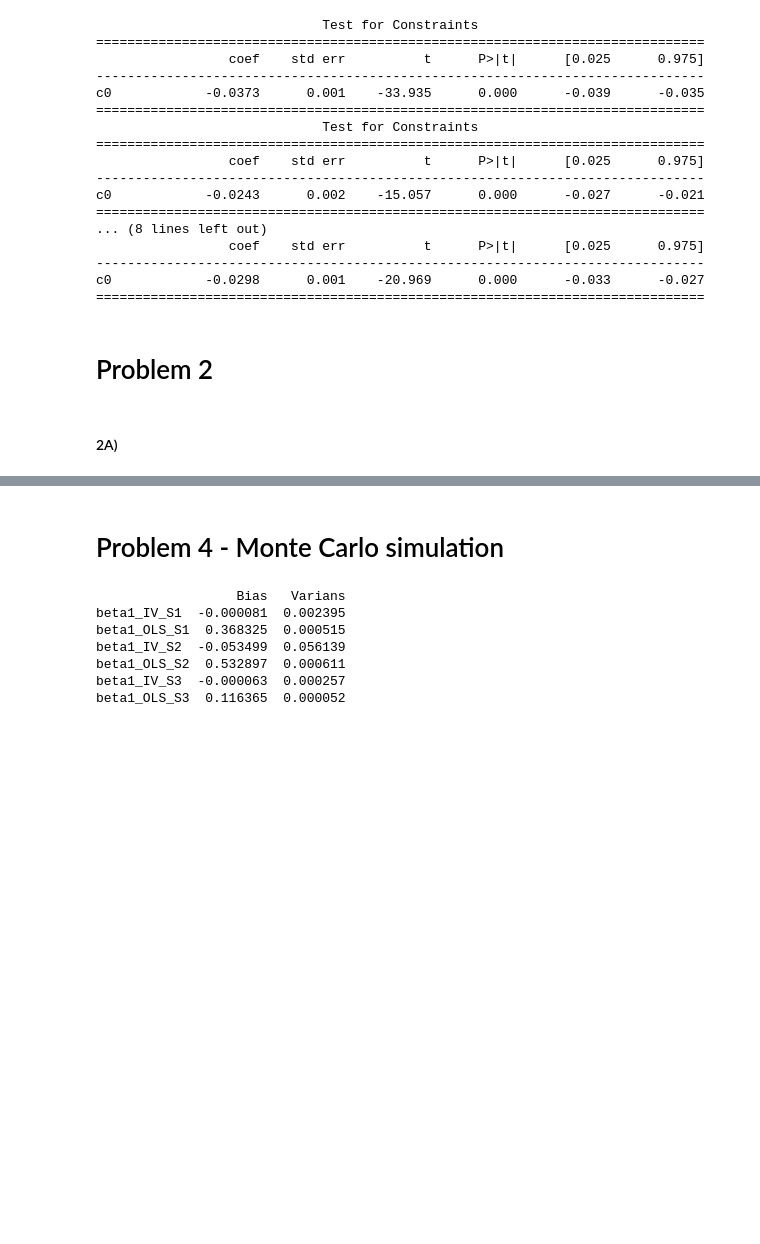
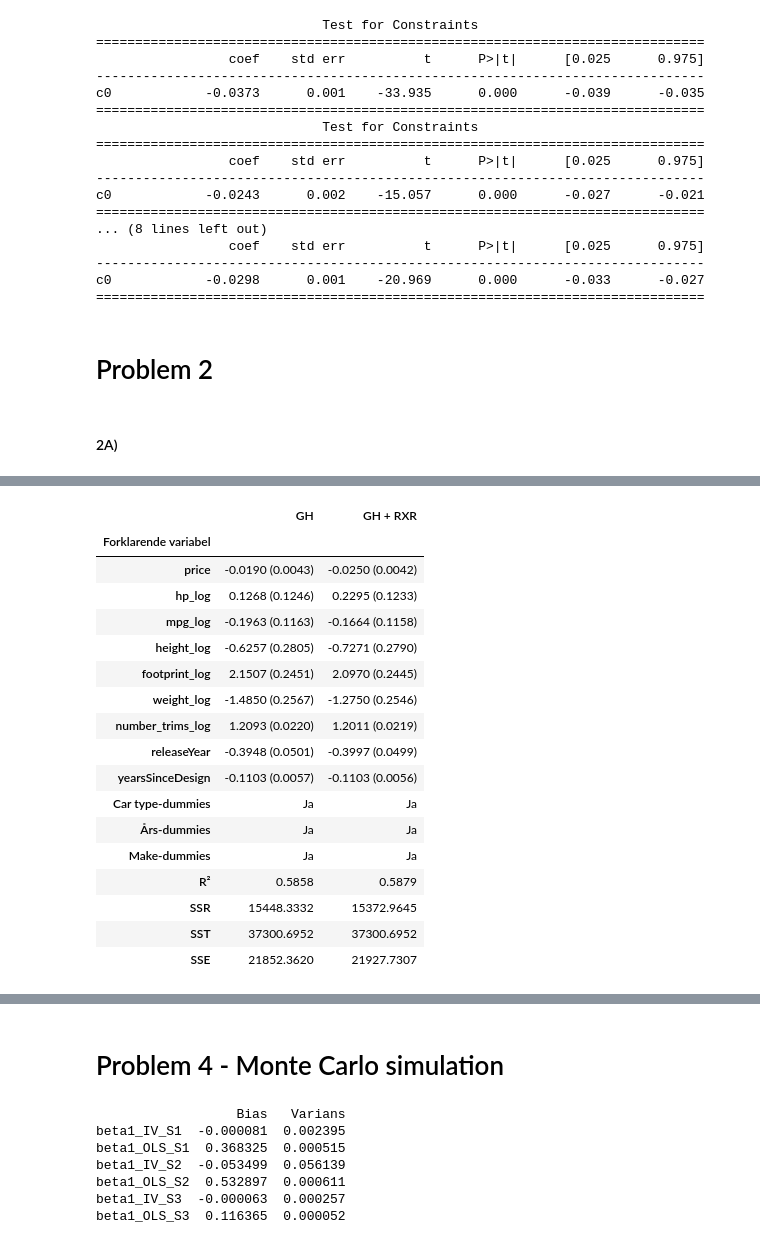
Before and after one commit to Nskoularsen/EconometricsA, a Jupyter notebook: 3_assignments/A3/Opgave/A3.ipynb, the cells around one changed output, grey strips where cells are left out. Cells and saved outputs as stored; diff of their text form; code cells hidden in the pictures; blank space fills up the shorter version.

```diff
--- a/3_assignments/A3/Opgave/A3.ipynb
+++ b/3_assignments/A3/Opgave/A3.ipynb
@@ -388,0 +625,100 @@ result5 = sm.OLS(df_within['dlogS'],df_within[X_within]).fit(cov_type='HC1')
+# %%
+# De to IV/2SLS-modeller
+models = [GH, GH_RXR]
+model_names = ['GH', 'GH + RXR']
+
+# Car type-dummies, som samles i én række
+car_type_dummies = ['sport', 'EV', 'truck', 'suv', 'van']
+
+# Almindelige forklarende variable fra modellerne
+regular_vars = [
+    var for var in GH.params.index
+    if var != 'const'
+    and var not in years
+    and var not in makes
+    and var not in car_type_dummies
+]
+
+# Sørg for, at price står først
+regular_vars = ['price'] + [
+    var for var in regular_vars if var != 'price'
+]
+
+# Formatér koefficient og standardfejl
+def format_coef(model, var):
+    if var not in model.params.index:
+        return ""
+    return f"{model.params[var]:.4f} ({model.std_errors[var]:.4f})"
+
+# Opret tabel
+table = pd.DataFrame(index=regular_vars, columns=model_names)
+
+for model, name in zip(models, model_names):
+    table[name] = [
+        format_coef(model, var)
+        for var in regular_vars
+    ]
+
+# Hent eksogene variabelnavne fra hver model
+def get_exog_names(model):
+    return list(model.model.exog.cols)
+
+# Samlet række for car type-dummies
+table.loc['Car type-dummies'] = [
+    'Ja' if any(var in get_exog_names(m)
+                for var in car_type_dummies) else 'Nej'
+    for m in models
+]
+
+# Samlet række for årsdummies
+table.loc['Års-dummies'] = [
+    'Ja' if any(var in get_exog_names(m) for var in years)
+    else 'Nej'
+    for m in models
+]
+
+# Samlet række for make-dummies
+table.loc['Make-dummies'] = [
+    'Ja' if any(var in get_exog_names(m) for var in makes)
+    else 'Nej'
+    for m in models
+]
+
+# Modelstatistikker
+y = df['dlogS']
+
+for model, name in zip(models, model_names):
+    residuals = model.resids
+    sst = ((y - y.mean())**2).sum()
+    ssr = (residuals**2).sum()
+    sse = sst - ssr
+
+    table.loc['R²', name] = f"{model.rsquared:.4f}"
+    table.loc['SSR', name] = f"{ssr:.4f}"
+    table.loc['SST', name] = f"{sst:.4f}"
+    table.loc['SSE', name] = f"{sse:.4f}"
+
+table.index.name = 'Forklarende variabel'
+
+# Vis hele tabellen
+with pd.option_context('display.max_rows', None):
+    display(table)
+# %% [output]
+|  | GH | GH + RXR |
+| Forklarende variabel |  |  |
+| price | -0.0190 (0.0043) | -0.0250 (0.0042) |
+| hp_log | 0.1268 (0.1246) | 0.2295 (0.1233) |
+| mpg_log | -0.1963 (0.1163) | -0.1664 (0.1158) |
+| height_log | -0.6257 (0.2805) | -0.7271 (0.2790) |
+| footprint_log | 2.1507 (0.2451) | 2.0970 (0.2445) |
+| weight_log | -1.4850 (0.2567) | -1.2750 (0.2546) |
+| number_trims_log | 1.2093 (0.0220) | 1.2011 (0.0219) |
+| releaseYear | -0.3948 (0.0501) | -0.3997 (0.0499) |
+| yearsSinceDesign | -0.1103 (0.0057) | -0.1103 (0.0056) |
+| Car type-dummies | Ja | Ja |
+| Års-dummies | Ja | Ja |
+| Make-dummies | Ja | Ja |
+| R² | 0.5858 | 0.5879 |
+| SSR | 15448.3332 | 15372.9645 |
+| SST | 37300.6952 | 37300.6952 |
+| SSE | 21852.3620 | 21927.7307 |
```
Also changed, not shown: parts of 11 cells of this notebook, 1 other file.
